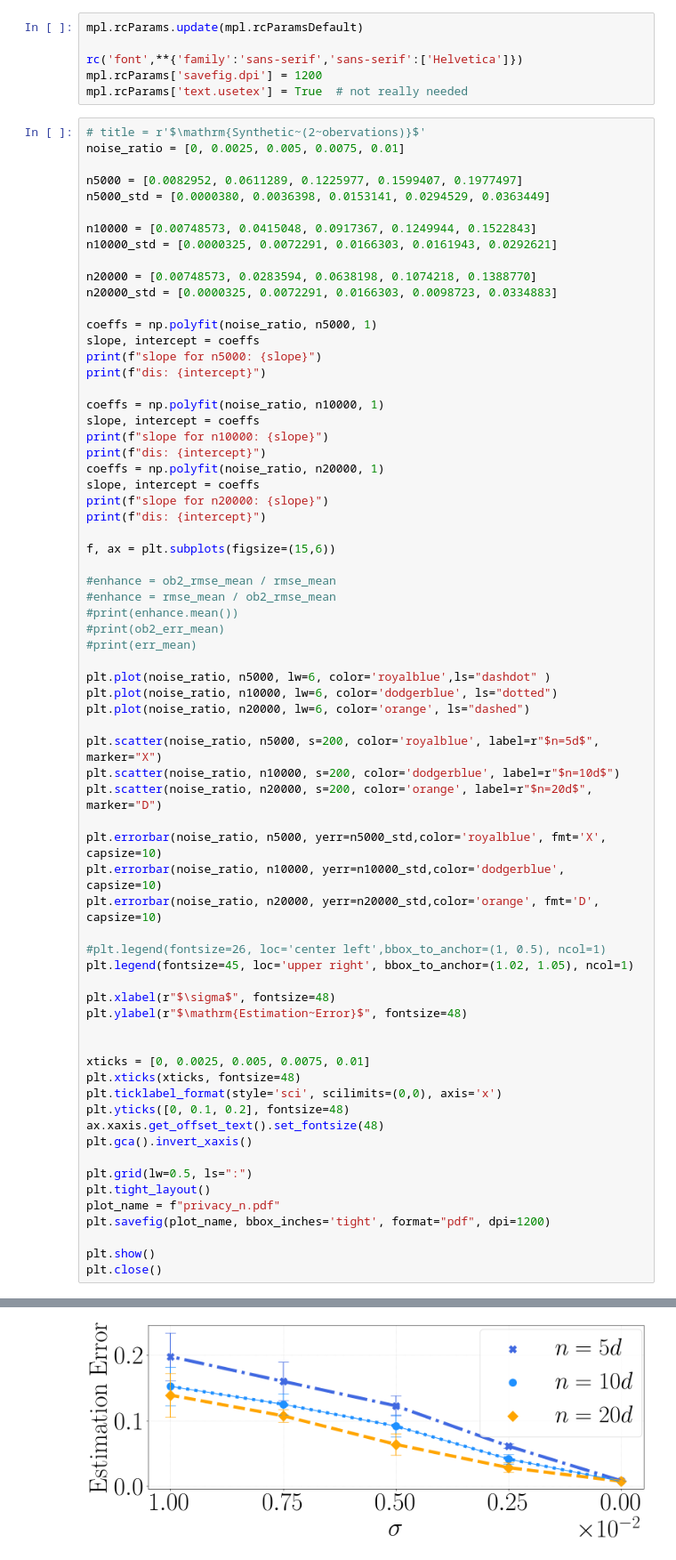
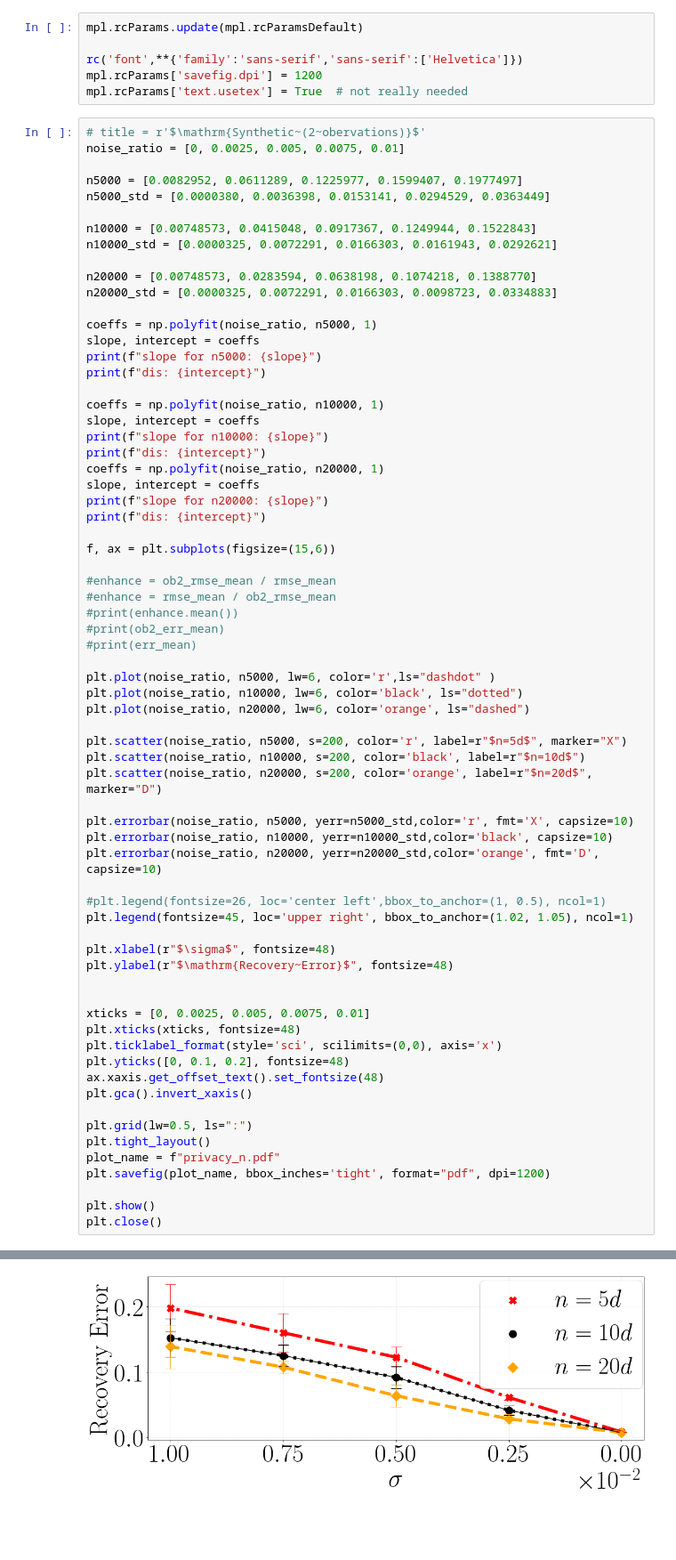
Before and after one commit to VirtuosoResearch/Matrix-completion-from-ultrasparse-samples, a Jupyter notebook: revised_figures/privacy.ipynb, the cells around one changed output, grey strips where cells are left out. Shown at 89% size. Saved outputs shown, nothing was run; the diff lists cells and outputs as text; blank space fills up the shorter version.

```diff
--- a/revised_figures/privacy.ipynb
+++ b/revised_figures/privacy.ipynb
@@ -48,23 +48,23 @@ f, ax = plt.subplots(figsize=(15,6))
 #print(ob2_err_mean)
 #print(err_mean)
 
-plt.plot(noise_ratio, n5000, lw=6, color='royalblue',ls="dashdot" )
-plt.plot(noise_ratio, n10000, lw=6, color='dodgerblue', ls="dotted")
+plt.plot(noise_ratio, n5000, lw=6, color='r',ls="dashdot" )
+plt.plot(noise_ratio, n10000, lw=6, color='black', ls="dotted")
 plt.plot(noise_ratio, n20000, lw=6, color='orange', ls="dashed")
 
-plt.scatter(noise_ratio, n5000, s=200, color='royalblue', label=r"$n=5d$", marker="X")
-plt.scatter(noise_ratio, n10000, s=200, color='dodgerblue', label=r"$n=10d$")
+plt.scatter(noise_ratio, n5000, s=200, color='r', label=r"$n=5d$", marker="X")
+plt.scatter(noise_ratio, n10000, s=200, color='black', label=r"$n=10d$")
 plt.scatter(noise_ratio, n20000, s=200, color='orange', label=r"$n=20d$", marker="D")
 
-plt.errorbar(noise_ratio, n5000, yerr=n5000_std,color='royalblue', fmt='X', capsize=10)
-plt.errorbar(noise_ratio, n10000, yerr=n10000_std,color='dodgerblue', capsize=10)
+plt.errorbar(noise_ratio, n5000, yerr=n5000_std,color='r', fmt='X', capsize=10)
+plt.errorbar(noise_ratio, n10000, yerr=n10000_std,color='black', capsize=10)
 plt.errorbar(noise_ratio, n20000, yerr=n20000_std,color='orange', fmt='D', capsize=10)
 
 #plt.legend(fontsize=26, loc='center left',bbox_to_anchor=(1, 0.5), ncol=1)
 plt.legend(fontsize=45, loc='upper right', bbox_to_anchor=(1.02, 1.05), ncol=1)
 
 plt.xlabel(r"$\sigma$", fontsize=48)
-plt.ylabel(r"$\mathrm{Estimation~Error}$", fontsize=48)
+plt.ylabel(r"$\mathrm{Recovery~Error}$", fontsize=48)
 
 
 xticks = [0, 0.0025, 0.005, 0.0075, 0.01]
@@ -91,4 +91,4 @@ dis: 0.0008237579999999924
-[figure, old version]
+[figure, new version]
 # %%
 noise_ratio = [0, 0.0025, 0.005, 0.0075, 0.01]
 
```
Also changed, not shown: parts of 2 cells of this notebook, 27 other files.
